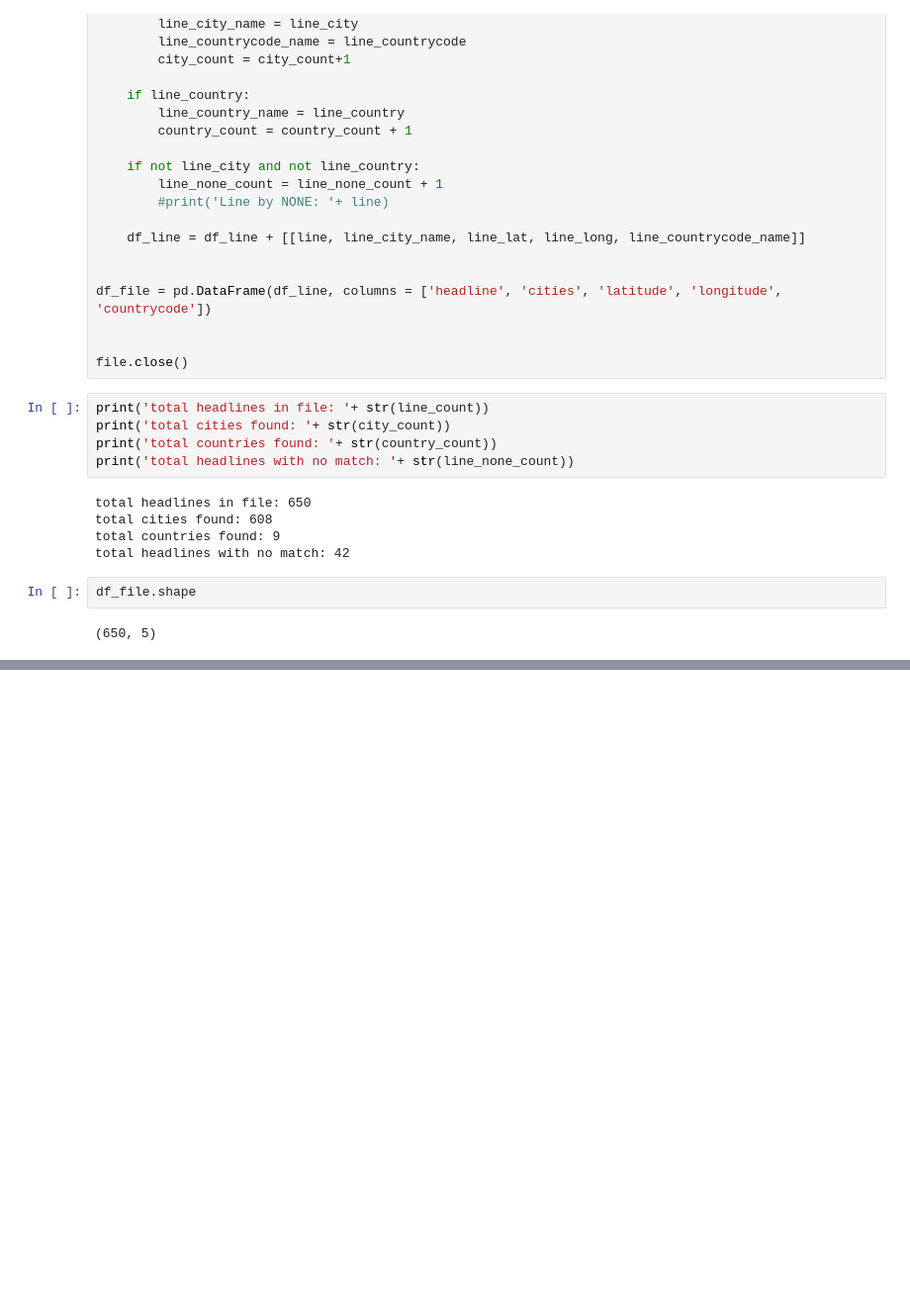
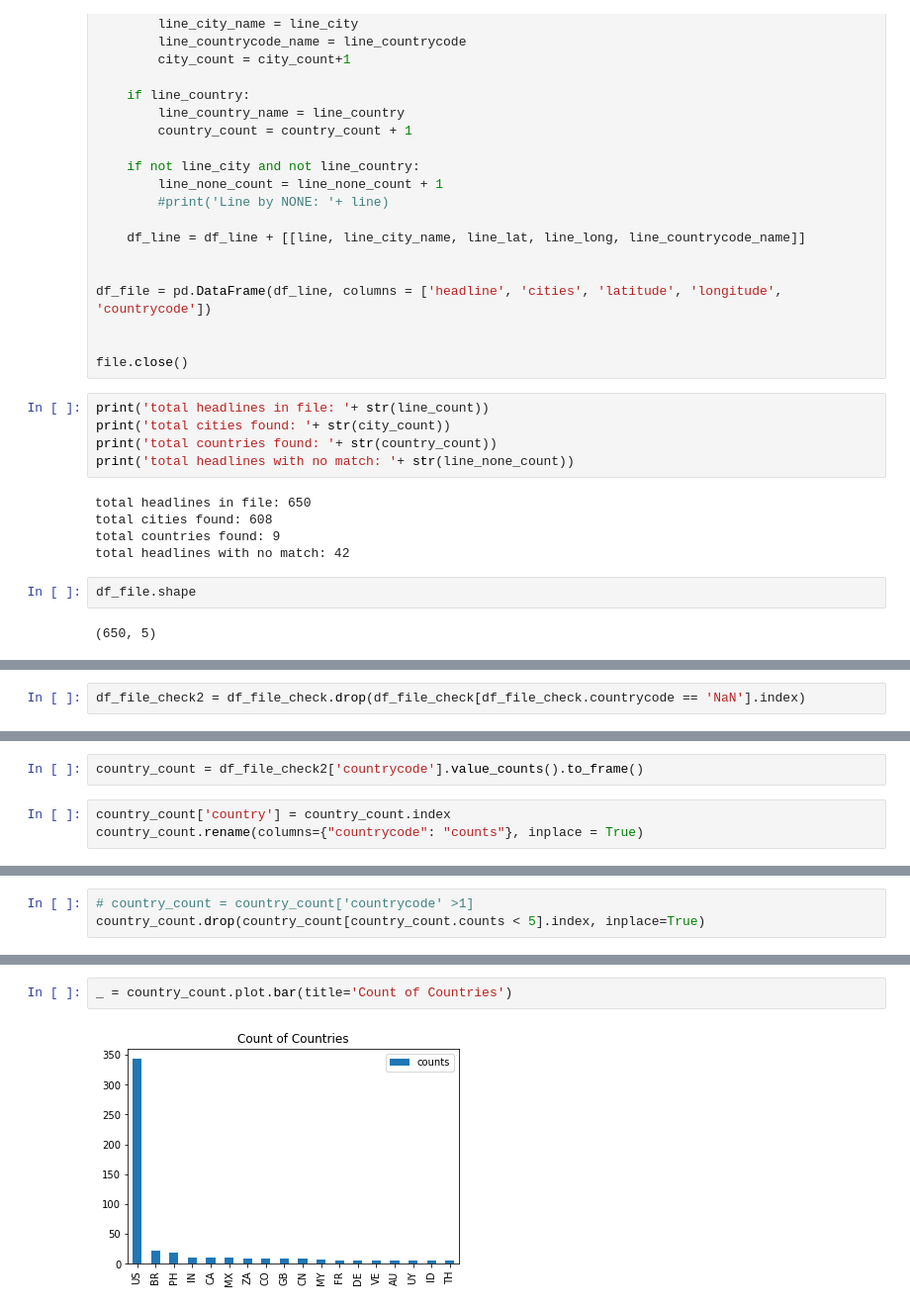
Before and after one commit to shimrite/DiscoveringDiseaseOutbreaks, a Jupyter notebook: GeoNamesAndLocations.ipynb, the cells around one changed output, grey strips where cells are left out. Shown at 99% size. Cells and saved outputs as stored; diff of their text form; blank space fills up the shorter version.

```diff
--- a/GeoNamesAndLocations.ipynb
+++ b/GeoNamesAndLocations.ipynb
@@ -159,0 +194,2 @@ df_file
+# %%
+df_file_check2 = df_file_check.drop(df_file_check[df_file_check.countrycode == 'NaN'].index)
@@ -159,0 +209,5 @@ df_file
+# %%
+country_count = df_file_check2['countrycode'].value_counts().to_frame()
+# %%
+country_count['country'] = country_count.index
+country_count.rename(columns={"countrycode": "counts"}, inplace = True)
@@ -159,0 +272,3 @@ df_file
+# %%
+# country_count = country_count['countrycode' >1]
+country_count.drop(country_count[country_count.counts < 5].index, inplace=True)
@@ -159,0 +295,4 @@ df_file
+# %%
+_ = country_count.plot.bar(title='Count of Countries')
+# %% [output]
+[figure, added]
```
Also changed, not shown: parts of 24 cells of this notebook.
